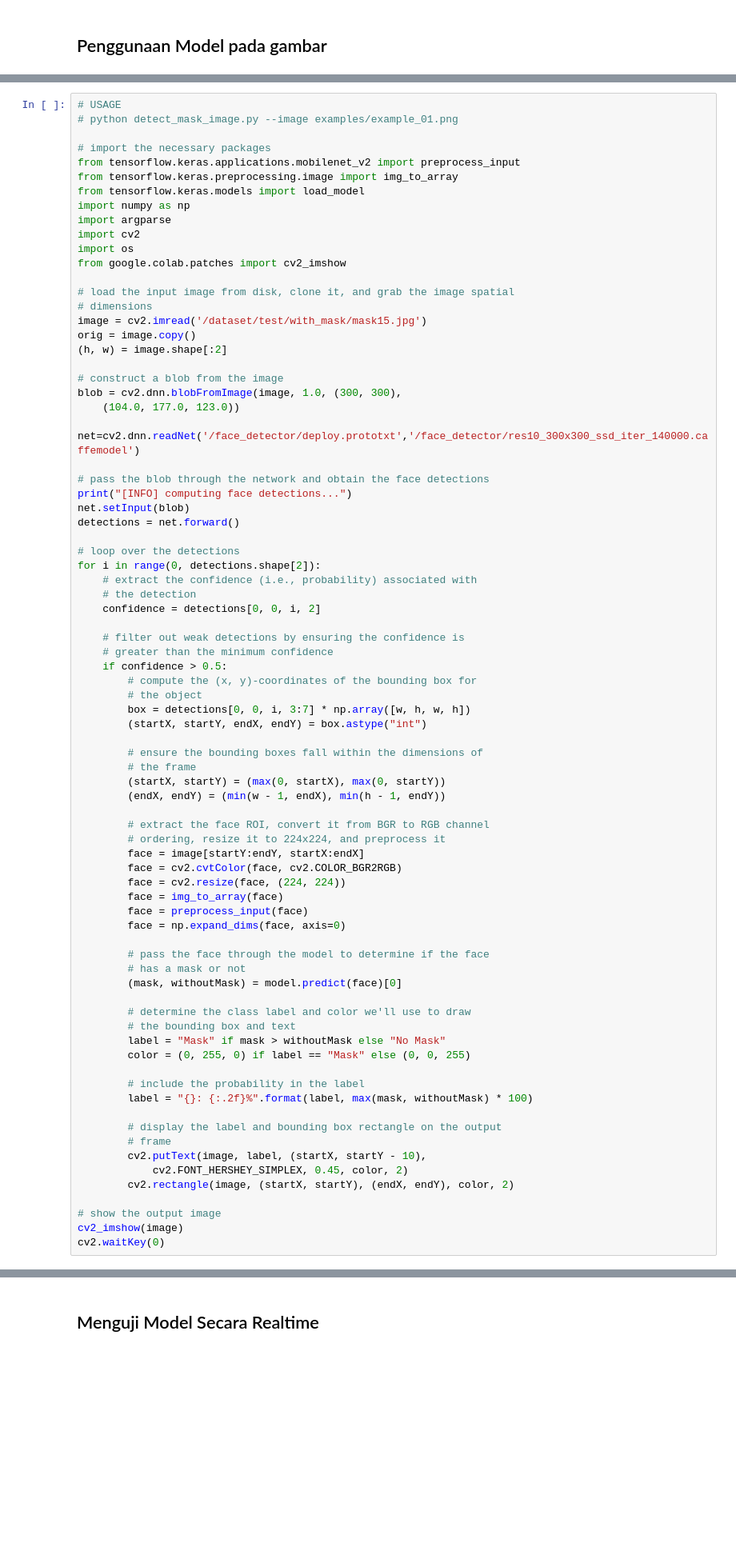
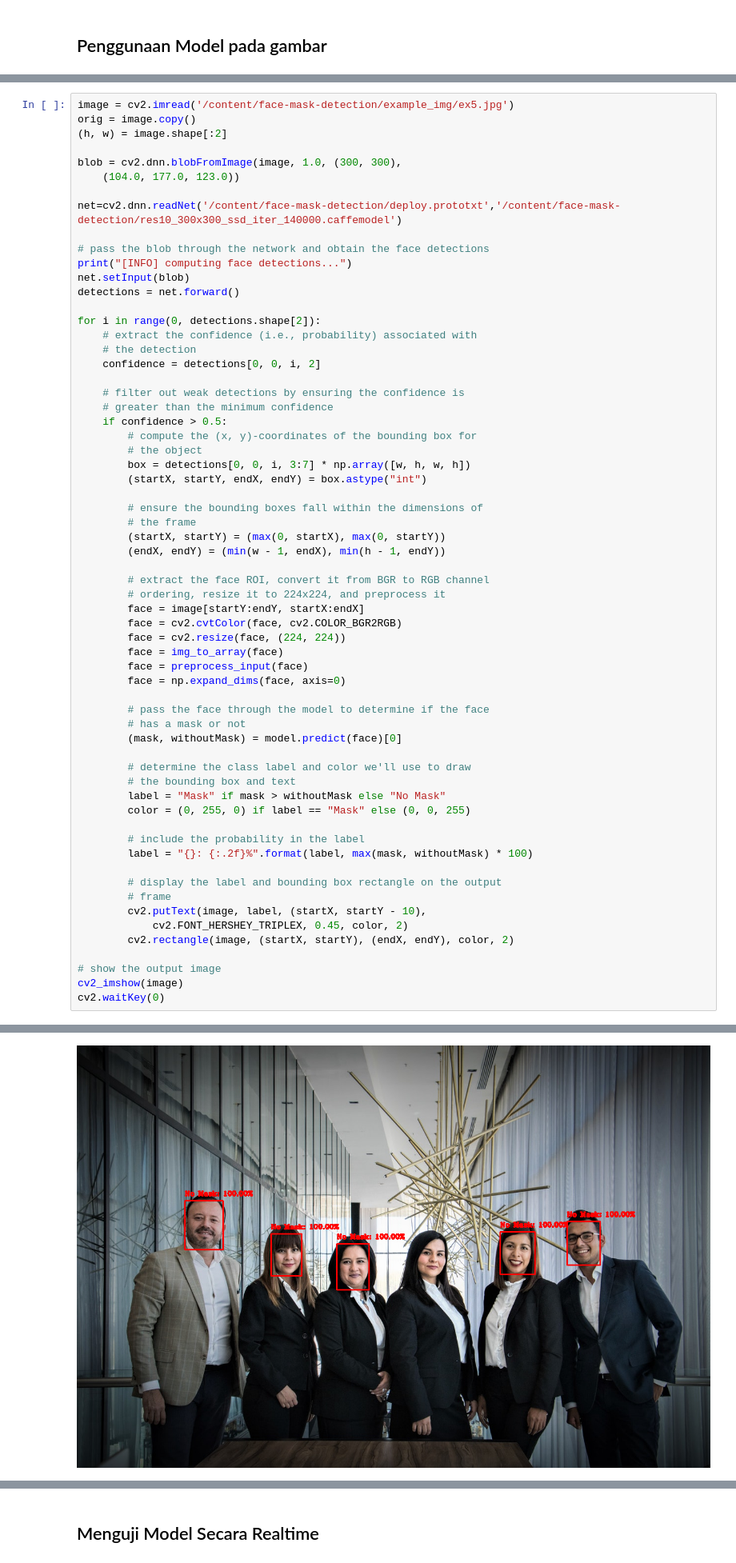
Before and after one commit to Soedirman-Machine-Learning/face-mask-detection, a Jupyter notebook: Face Mask Detection MobileNetV2.ipynb, the cells around one changed output, grey strips where cells are left out. Shown at 80% size. Cells and saved outputs as stored; diff of their text form; blank space fills up the shorter version.

```diff
--- a/Face Mask Detection MobileNetV2.ipynb
+++ b/Face Mask Detection MobileNetV2.ipynb
@@ -401,80 +407,64 @@ time: 22.3 s
 # %%
-# USAGE
-# python detect_mask_image.py --image examples/example_01.png
-
-# import the necessary packages
-from tensorflow.keras.applications.mobilenet_v2 import preprocess_input
-from tensorflow.keras.preprocessing.image import img_to_array
-from tensorflow.keras.models import load_model
-import numpy as np
-import argparse
-import cv2
-import os
-from google.colab.patches import cv2_imshow
-
-# load the input image from disk, clone it, and grab the image spatial
-# dimensions
-image = cv2.imread('/dataset/test/with_mask/mask15.jpg')
+image = cv2.imread('/content/face-mask-detection/example_img/ex5.jpg')
 orig = image.copy()
 (h, w) = image.shape[:2]
 
-# construct a blob from the image
 blob = cv2.dnn.blobFromImage(image, 1.0, (300, 300),
-    (104.0, 177.0, 123.0))
+	(104.0, 177.0, 123.0))
 
-net=cv2.dnn.readNet('/face_detector/deploy.prototxt','/face_detector/res10_300x300_ssd_iter_140000.caffemodel')
+net=cv2.dnn.readNet('/content/face-mask-detection/deploy.prototxt','/content/face-mask-detection/res10_300x300_ssd_iter_140000.caffemodel')
 
 # pass the blob through the network and obtain the face detections
 print("[INFO] computing face detections...")
 net.setInput(blob)
 detections = net.forward()
 
-# loop over the detections
 for i in range(0, detections.shape[2]):
-    # extract the confidence (i.e., probability) associated with
-    # the detection
-    confidence = detections[0, 0, i, 2]
+	# extract the confidence (i.e., probability) associated with
+	# the detection
+	confidence = detections[0, 0, i, 2]
 
-    # filter out weak detections by ensuring the confidence is
-    # greater than the minimum confidence
-    if confidence > 0.5:
-        # compute the (x, y)-coordinates of the bounding box for
-        # the object
-        box = detections[0, 0, i, 3:7] * np.array([w, h, w, h])
-        (startX, startY, endX, endY) = box.astype("int")
+	# filter out weak detections by ensuring the confidence is
+	# greater than the minimum confidence
+	if confidence > 0.5:
+		# compute the (x, y)-coordinates of the bounding box for
+		# the object
+		box = detections[0, 0, i, 3:7] * np.array([w, h, w, h])
+		(startX, startY, endX, endY) = box.astype("int")
 
-        # ensure the bounding boxes fall within the dimensions of
-        # the frame
-        (startX, startY) = (max(0, startX), max(0, startY))
-        (endX, endY) = (min(w - 1, endX), min(h - 1, endY))
+		# ensure the bounding boxes fall within the dimensions of
+		# the frame
+		(startX, startY) = (max(0, startX), max(0, startY))
+		(endX, endY) = (min(w - 1, endX), min(h - 1, endY))
 
-        # extract the face ROI, convert it from BGR to RGB channel
-        # ordering, resize it to 224x224, and preprocess it
-        face = image[startY:endY, startX:endX]
-        face = cv2.cvtColor(face, cv2.COLOR_BGR2RGB)
-        face = cv2.resize(face, (224, 224))
-        face = img_to_array(face)
-        face = preprocess_input(face)
-        face = np.expand_dims(face, axis=0)
+		# extract the face ROI, convert it from BGR to RGB channel
+		# ordering, resize it to 224x224, and preprocess it
+		face = image[startY:endY, startX:endX]
+		face = cv2.cvtColor(face, cv2.COLOR_BGR2RGB)
+		face = cv2.resize(face, (224, 224))
+		face = img_to_array(face)
+		face = preprocess_input(face)
+		face = np.expand_dims(face, axis=0)
 
-        # pass the face through the model to determine if the face
-        # has a mask or not
-        (mask, withoutMask) = model.predict(face)[0]
+		# pass the face through the model to determine if the face
+		# has a mask or not
+		(mask, withoutMask) = model.predict(face)[0]
 
-        # determine the class label and color we'll use to draw
-        # the bounding box and text
-        label = "Mask" if mask > withoutMask else "No Mask"
-        color = (0, 255, 0) if label == "Mask" else (0, 0, 255)
+		# determine the class label and color we'll use to draw
+		# the bounding box and text
+		label = "Mask" if mask > withoutMask else "No Mask"
+		color = (0, 255, 0) if label == "Mask" else (0, 0, 255)
 
-        # include the probability in the label
-        label = "{}: {:.2f}%".format(label, max(mask, withoutMask) * 100)
+		# include the probability in the label
+		label = "{}: {:.2f}%".format(label, max(mask, withoutMask) * 100)
 
-        # display the label and bounding box rectangle on the output
-        # frame
-        cv2.putText(image, label, (startX, startY - 10),
-            cv2.FONT_HERSHEY_SIMPLEX, 0.45, color, 2)
-        cv2.rectangle(image, (startX, startY), (endX, endY), color, 2)
+		# display the label and bounding box rectangle on the output
+		# frame
+		cv2.putText(image, label, (startX, startY - 10),
+			cv2.FONT_HERSHEY_TRIPLEX, 0.45, color, 2)
+		cv2.rectangle(image, (startX, startY), (endX, endY), color, 2)
 
 # show the output image
 cv2_imshow(image)
 cv2.waitKey(0)
+# %% [output]
@@ -480,0 +472 @@ cv2.waitKey(0)
+[figure, added]
```
Also changed, not shown: parts of 37 cells of this notebook.
